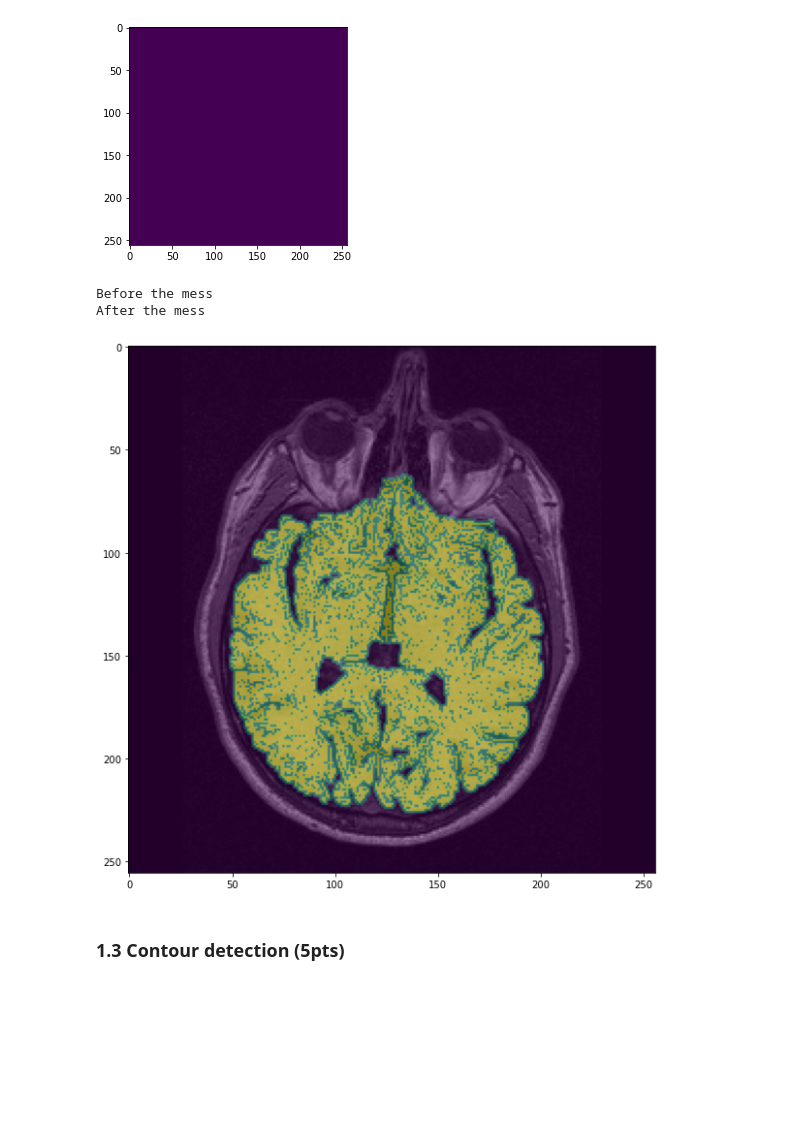
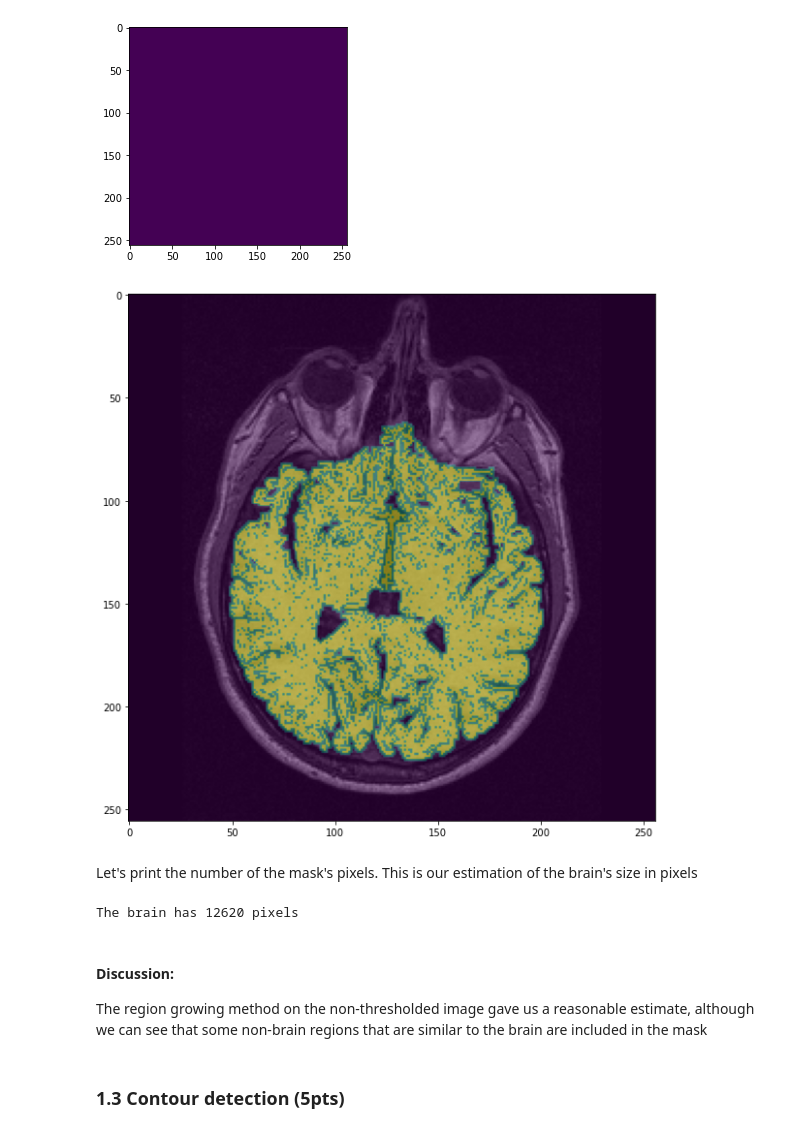
Before and after one commit to aalshabaan/iapr, a Jupyter notebook: labs/lab_01_segmentation.ipynb, the cells around one changed output. Saved outputs shown, nothing was run; the diff lists cells and outputs as text; code cells hidden in the pictures; blank space fills up the shorter version.

Commit message:
Modified lab_01_segmentation.ipynb
Added some argumentation and counted inside the contours using region growing

Modified region_growing to accept a similarity criterion and fitted the old code to it

```diff
--- a/labs/lab_01_segmentation.ipynb
+++ b/labs/lab_01_segmentation.ipynb
@@ -99,41 +99,46 @@ def similar(p_1, p_2):
     return value < thresh
 
 
-def region_growing(img, curr_pix):
+def region_growing(img, curr_pix, criterion):
     global img_mask
     for i in range(-1,2): #img[curr_pix[0]-1:curr_pix[0]+2, curr_pix[1]-1:curr_pix[1]+2]:
         for j in range(-1,2):
-            if i!=0 or j!=0:
+            if (i!=0 or j!=0) and 0 <= curr_pix[0] + i < img.shape[1] and 0 < curr_pix[1] + j < img.shape[0]:
 #                 print(curr_pix[0]+i, curr_pix[1]+j)
                 if img_mask[curr_pix[0]+i, curr_pix[1]+j] == -1:
 #                     print("foo")
-                    if similar(img[curr_pix], img[curr_pix[0]+i, curr_pix[1]+j]):
+                    if criterion(img[curr_pix], img[curr_pix[0]+i, curr_pix[1]+j]):
                         img_mask[curr_pix[0]+i, curr_pix[1]+j] = 1
 #                         print("recursion time !")
-                        region_growing(img, (curr_pix[0]+i, curr_pix[1]+j))
+                        region_growing(img, (curr_pix[0]+i, curr_pix[1]+j), criterion)
                     else:
                         img_mask[curr_pix[0]+i, curr_pix[1]+j] = 0
 # %%
-# hack
+# hack to make it work on windows too
 import sys
 import threading
 sys.setrecursionlimit(256*256)
 threading.stack_size(1024*1024*64) #64 MB
 
 
 plt.figure(figsize=(10,10))
 init_pix = (130,100)
 img_mask = -1*np.ones(brain_im.shape)
-print('Before the mess')
-thread = threading.Thread(target=region_growing, args=(brain_im, init_pix))
+thread = threading.Thread(target=region_growing, args=(brain_im, init_pix, similar))
 thread.start()
-print('After the mess')
 plt.imshow(brain_im, cmap='gray')
 plt.imshow(img_mask, alpha=0.5)
 plt.show()
 # %% [output]
-Before the mess
-After the mess
-[figure, old version]
+[figure, new version]
+# %% [markdown]
+Let's print the number of the mask's pixels. This is our estimation of the brain's size in pixels
+# %%
+print(f'The brain has {(img_mask == 1).sum()} pixels')
+# %% [output]
+The brain has 12620 pixels
+# %% [markdown]
+#### Discussion:
+The region growing method on the non-thresholded image gave us a reasonable estimate, although we can see that some non-brain regions that are similar to the brain are included in the mask
 # %% [markdown]
 ### 1.3 Contour detection (5pts)
```
Also changed, not shown: parts of 11 cells of this notebook, 1 other file.
